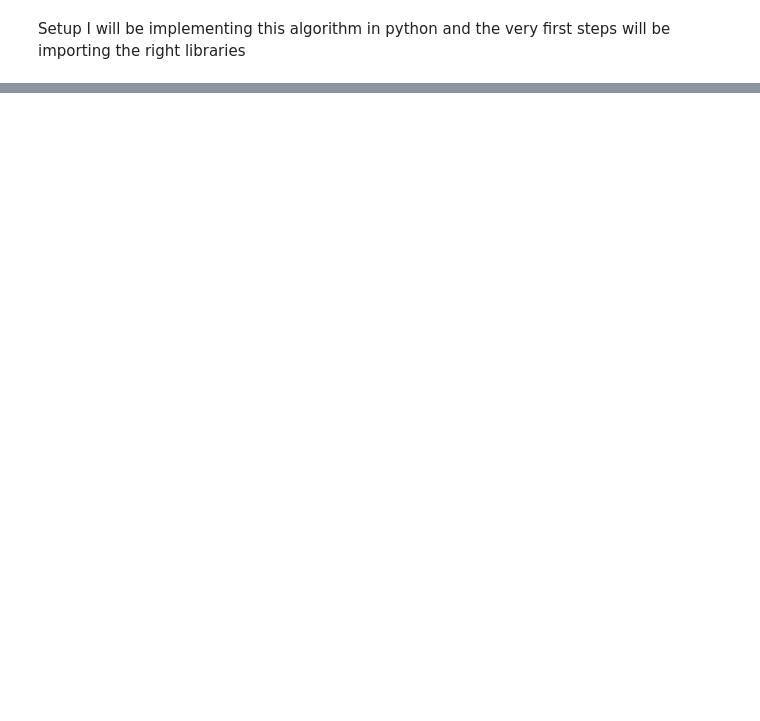
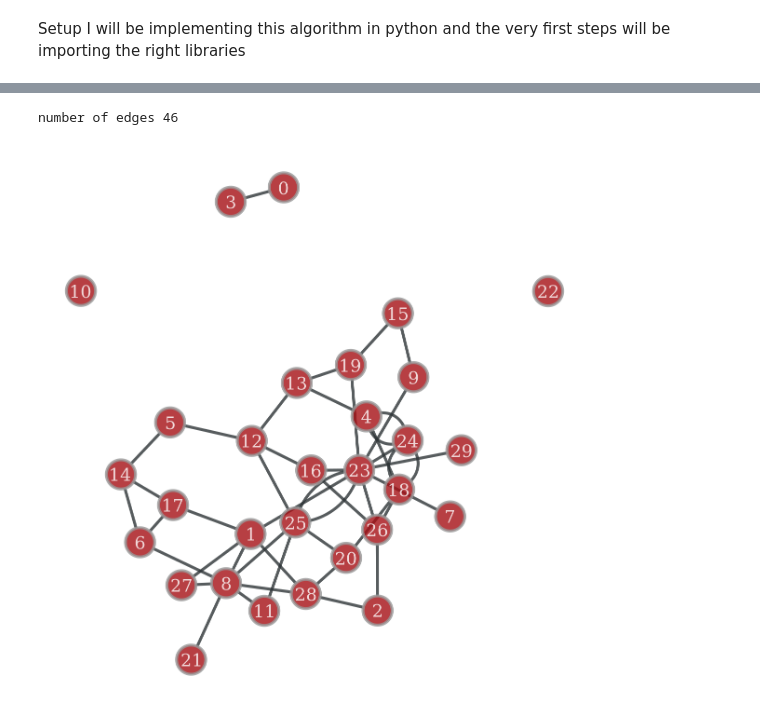
Before and after one commit to hmm0403/Kernighan-Lin, a Jupyter notebook: KERNIGHAN_LIN.ipynb, the cells around one changed output, grey strips where cells are left out. Drawn from its saved outputs; the diff is of its cells as text; code cells hidden in the pictures; blank space fills up the shorter version.

```diff
--- a/KERNIGHAN_LIN.ipynb
+++ b/KERNIGHAN_LIN.ipynb
@@ -293,0 +422,19 @@ k_club_dc_probs = k_club_dc.get_communities()
+# %%
+def fast_chung_lu(exp_deg_seq):
+
+    e_two_m = exp_deg_seq.sum()
+    assert e_two_m % 2 == 0, 'Expected degree sequence must sum to an even number'
+
+    cl_g = gt.Graph(directed=False)
+    n_nodes = len(exp_deg_seq)
+    cl_g.add_vertex(n_nodes)
+
+    num_edges = np.random.poisson(e_two_m/2)
+    print('number of edges', num_edges)
+    e_stubs = np.repeat(np.arange(n_nodes), exp_deg_seq)
+
+    for i in range(num_edges):
+        u, v = np.random.choice(e_stubs, 2, replace=False)
+        cl_g.add_edge(u, v)
+
+    return cl_g
@@ -293,0 +447,6 @@ k_club_dc_probs = k_club_dc.get_communities()
+# %%
+fast_clg = fast_chung_lu(np.random.randint(low=3, high=5, size=(30,)))
+gt.graph_draw(fast_clg, vertex_text=fast_clg.vertex_index)
+# %% [output]
+number of edges 46
+[figure, added]
```
Also changed, not shown: parts of 19 cells of this notebook.
